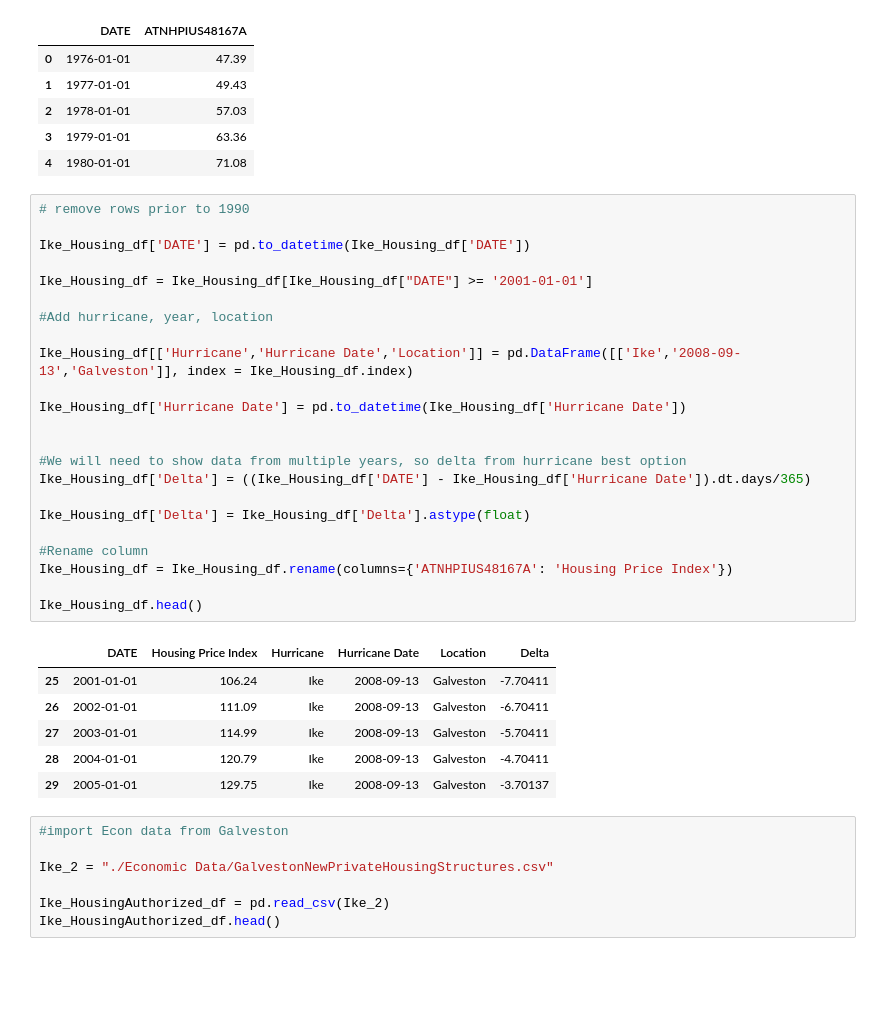
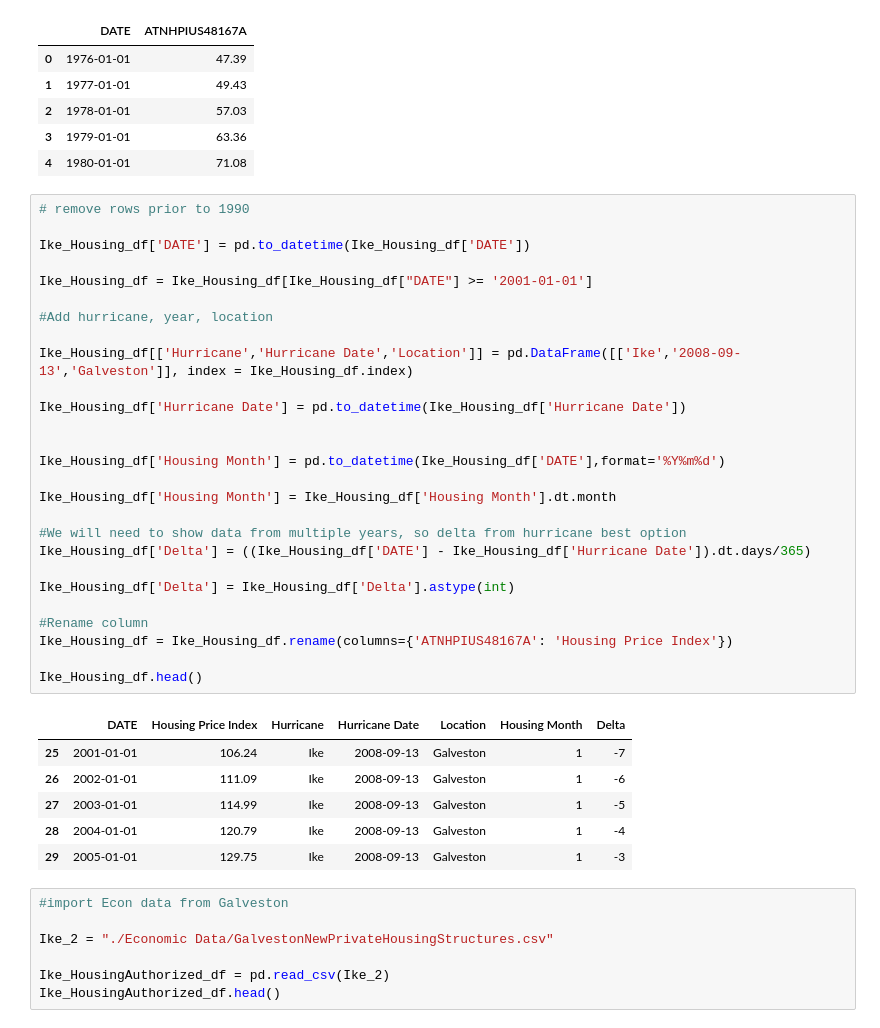
Before and after one commit to mchrzanowski27/Project1, a Jupyter notebook: Project 1 Data Ike.ipynb, the cells around one changed output. Saved outputs shown, nothing was run; the diff lists cells and outputs as text; blank space fills up the shorter version.

Commit message:
Ike add month column

```diff
--- a/Project 1 Data Ike.ipynb
+++ b/Project 1 Data Ike.ipynb
@@ -22,33 +22,37 @@ Ike_Housing_df.head()
 # %%
 # remove rows prior to 1990
 
 Ike_Housing_df['DATE'] = pd.to_datetime(Ike_Housing_df['DATE'])
 
 Ike_Housing_df = Ike_Housing_df[Ike_Housing_df["DATE"] >= '2001-01-01']
 
 #Add hurricane, year, location
 
 Ike_Housing_df[['Hurricane','Hurricane Date','Location']] = pd.DataFrame([['Ike','2008-09-13','Galveston']], index = Ike_Housing_df.index)
 
 Ike_Housing_df['Hurricane Date'] = pd.to_datetime(Ike_Housing_df['Hurricane Date'])
 
 
+Ike_Housing_df['Housing Month'] = pd.to_datetime(Ike_Housing_df['DATE'],format='%Y%m%d')
+
+Ike_Housing_df['Housing Month'] = Ike_Housing_df['Housing Month'].dt.month
+
 #We will need to show data from multiple years, so delta from hurricane best option
 Ike_Housing_df['Delta'] = ((Ike_Housing_df['DATE'] - Ike_Housing_df['Hurricane Date']).dt.days/365)
 
-Ike_Housing_df['Delta'] = Ike_Housing_df['Delta'].astype(float)
+Ike_Housing_df['Delta'] = Ike_Housing_df['Delta'].astype(int)
 
 #Rename column
 Ike_Housing_df = Ike_Housing_df.rename(columns={'ATNHPIUS48167A': 'Housing Price Index'})
 
 Ike_Housing_df.head()
 # %% [output]
-|  | DATE | Housing Price Index | Hurricane | Hurricane Date | Location | Delta |
-| 25 | 2001-01-01 | 106.24 | Ike | 2008-09-13 | Galveston | -7.70411 |
-| 26 | 2002-01-01 | 111.09 | Ike | 2008-09-13 | Galveston | -6.70411 |
-| 27 | 2003-01-01 | 114.99 | Ike | 2008-09-13 | Galveston | -5.70411 |
-| 28 | 2004-01-01 | 120.79 | Ike | 2008-09-13 | Galveston | -4.70411 |
-| 29 | 2005-01-01 | 129.75 | Ike | 2008-09-13 | Galveston | -3.70137 |
+|  | DATE | Housing Price Index | Hurricane | Hurricane Date | Location | Housing Month | Delta |
+| 25 | 2001-01-01 | 106.24 | Ike | 2008-09-13 | Galveston | 1 | -7 |
+| 26 | 2002-01-01 | 111.09 | Ike | 2008-09-13 | Galveston | 1 | -6 |
+| 27 | 2003-01-01 | 114.99 | Ike | 2008-09-13 | Galveston | 1 | -5 |
+| 28 | 2004-01-01 | 120.79 | Ike | 2008-09-13 | Galveston | 1 | -4 |
+| 29 | 2005-01-01 | 129.75 | Ike | 2008-09-13 | Galveston | 1 | -3 |
 # %%
 #import Econ data from Galveston
 
```
Also changed, not shown: parts of 4 cells of this notebook, 6 other files.
